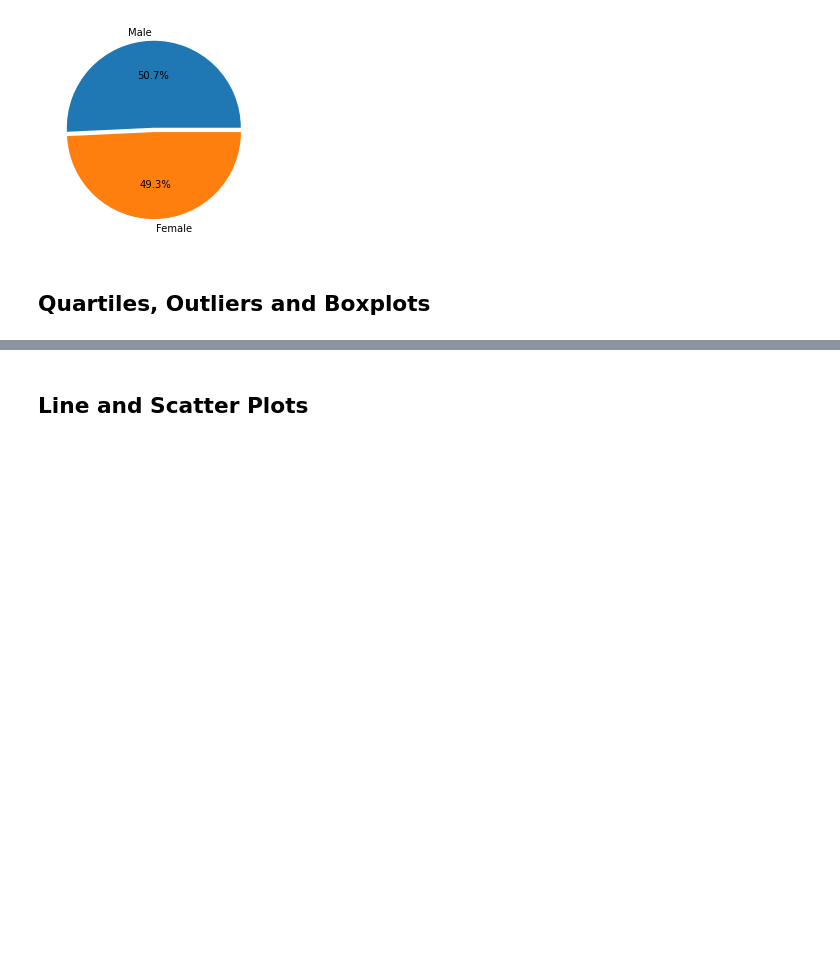
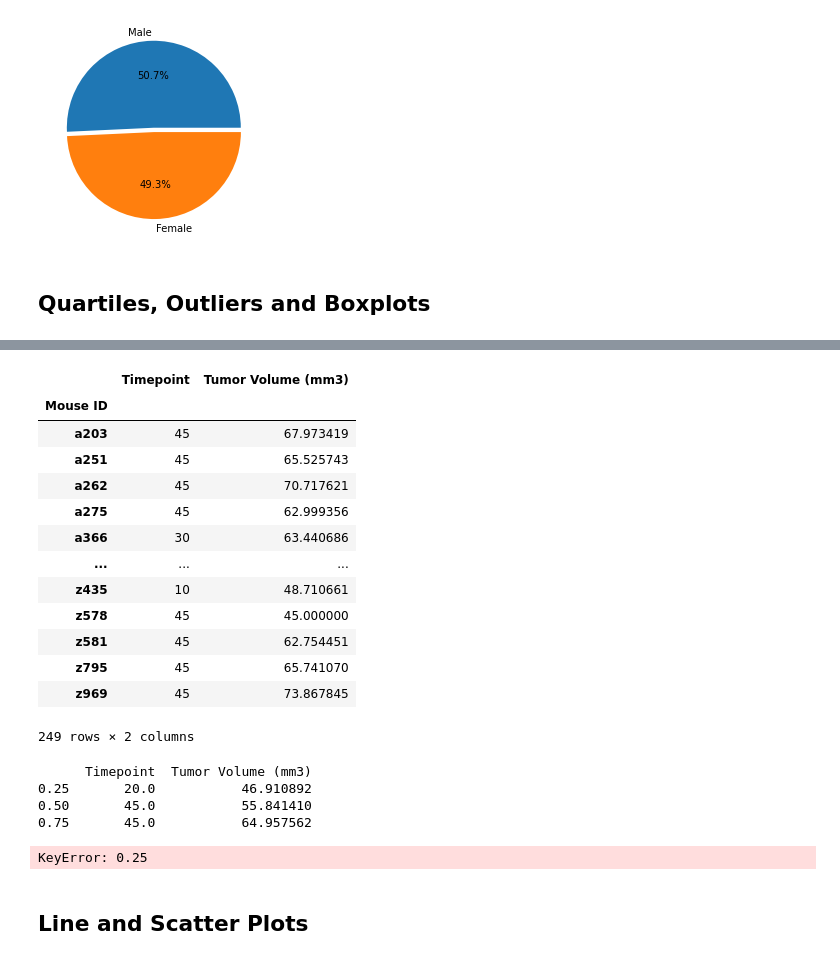
Before and after one commit to cdturner618/Matplotlib-Challenge, a Jupyter notebook: Pymaceuticals/pymaceuticals_starter.ipynb, the cells around one changed output, grey strips where cells are left out. Drawn from its saved outputs; the diff is of its cells as text; code cells hidden in the pictures; blank space fills up the shorter version.

```diff
--- a/Pymaceuticals/pymaceuticals_starter.ipynb
+++ b/Pymaceuticals/pymaceuticals_starter.ipynb
@@ -284,19 +301,47 @@ plt.pie(Ratio,explode=explode,labels=Male_vs_Female,autopct="%1.1f%%")
 # %%
 # Calculate the final tumor volume of each mouse across four of the treatment regimens:
 # Capomulin, Ramicane, Infubinol, and Ceftamin
-
 # Start by getting the last (greatest) timepoint for each mouse
-
-
+Time=clean_house[["Mouse ID","Timepoint","Tumor Volume (mm3)"]]
+Point=Time.groupby("Mouse ID").max()
+Time_Point=pd.DataFrame(Point)
+Time_Point
 # Merge this group df with the original dataframe to get the tumor volume at the last timepoint
+# merge_df=pd.merge(clean_house,Time_Point, on="Mouse ID")
+# merge_df
+# %% [output]
+|  | Timepoint | Tumor Volume (mm3) |
+| Mouse ID |  |  |
+| a203 | 45 | 67.973419 |
+| a251 | 45 | 65.525743 |
+| a262 | 45 | 70.717621 |
+| a275 | 45 | 62.999356 |
+| a366 | 30 | 63.440686 |
+| ... | ... | ... |
+| z435 | 10 | 48.710661 |
+| z578 | 45 | 45.000000 |
+| z581 | 45 | 62.754451 |
+| z795 | 45 | 65.741070 |
+| z969 | 45 | 73.867845 |
+249 rows × 2 columns
 # %%
 # Put treatments into a list for for loop (and later for plot labels)
-
+Treatments=["Capomulin","Ramicane","Infubinol","Ceftamin"]
 
 # Create empty list to fill with tumor vol data (for plotting)
-
+Volume_Tumor=[]
 
 # Calculate the IQR and quantitatively determine if there are any potential outliers.
+quartiles = Time_Point.quantile([0.25,0.5,0.75])
+print(quartiles)
+lowerq = quartiles[0.25]
+upperq = quartiles[0.75]
+iqr = upperq-lowerq
+
+print(f"The lower quartile of occupancy is: {lowerq}")
+print(f"The upper quartile of occupancy is: {upperq}")
+print(f"The interquartile range of occupancy is: {iqr}")
+print(f"The the median of occupancy is: {quartiles[0.5]} ")
 
 
     # Locate the rows which contain mice on each drug and get the tumor volumes
@@ -306,6 +351,16 @@ plt.pie(Ratio,explode=explode,labels=Male_vs_Female,autopct="%1.1f%%")
 
 
     # Determine outliers using upper and lower bounds
+lower_bound = lowerq - (1.5*iqr)
+upper_bound = upperq + (1.5*iqr)
+print(f"Values below {lower_bound} could be outliers.")
+print(f"Values above {upper_bound} could be outliers.")
+# %% [output]
+      Timepoint  Tumor Volume (mm3)
+0.25       20.0           46.910892
+0.50       45.0           55.841410
+0.75       45.0           64.957562
+KeyError: 0.25
 # %%
 # Generate a box plot of the final tumor volume of each mouse across four regimens of interest
 # %% [markdown]
```
Also changed, not shown: parts of 6 cells of this notebook.
